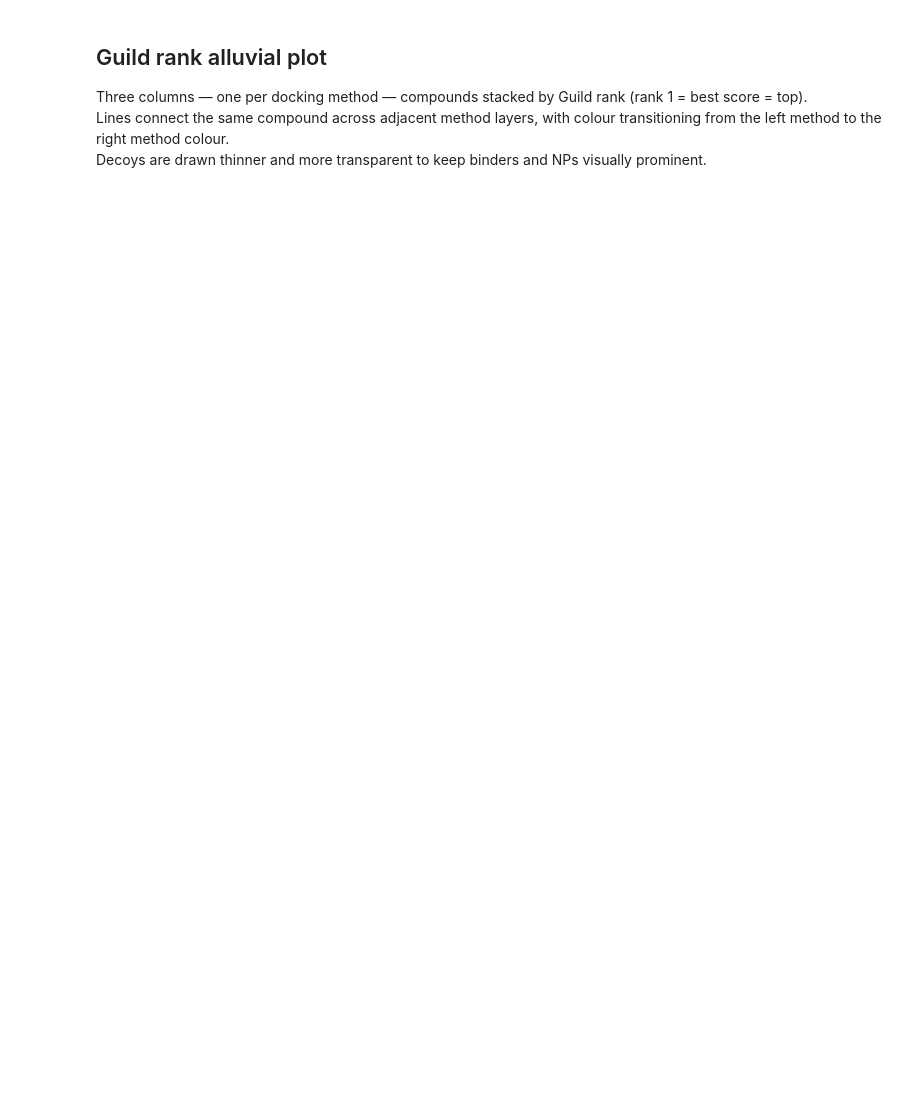
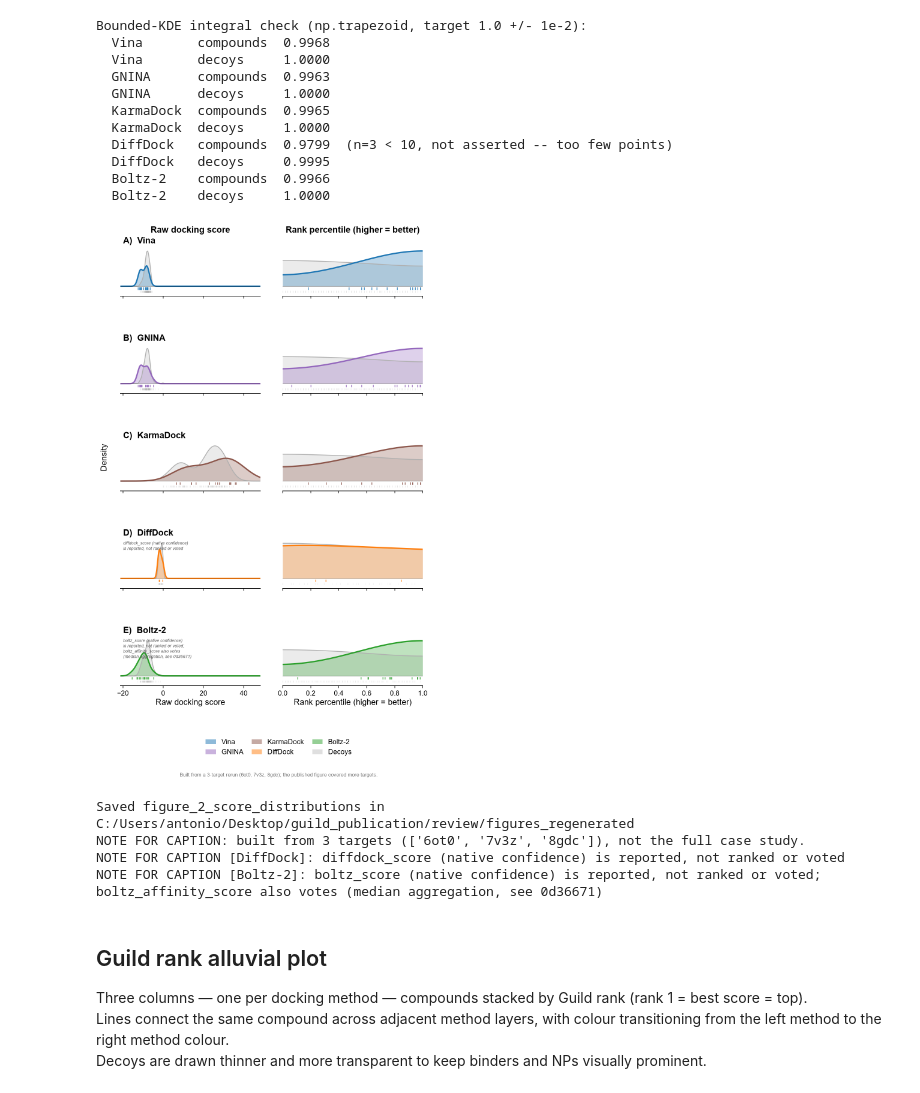
Before and after one commit to enveda/guild, a Jupyter notebook: notebooks/analysis/score_distribution.ipynb, the cells around one changed output. Saved outputs shown, nothing was run; the diff lists cells and outputs as text; code cells hidden in the pictures; blank space fills up the shorter version.

```diff
--- a/notebooks/analysis/score_distribution.ipynb
+++ b/notebooks/analysis/score_distribution.ipynb
@@ -200,7 +228,7 @@ from kde_helpers import kde_curve, kde_curve_bounded
 from matplotlib.patches import Patch
 
 N_GRID = 300
-COL_TITLES = ["Raw docking score", "Rank percentile"]
+COL_TITLES = ["Raw docking score", "Rank percentile (higher = better)"]
 PANEL_LABELS = ["A)", "B)", "C)", "D)", "E)"]   # one per row (pose source)
 N_ROWS = len(METHOD_SPECS)
 
@@ -255,6 +283,15 @@ for row_idx, spec in enumerate(METHOD_SPECS):
             kde_comp  = kde_curve(non_decoy_vals, x_grid)
             kde_decoy = kde_curve(decoy_vals, x_grid)
         else:
+            # Displayed as 1 - rp, so higher reads as better -- the stored rp_* column
+            # is 0 = best throughout guild (see notebooks/analysis/README.md). Matches
+            # the inversion score_comparison.ipynb applies for Figure 3 and
+            # build_rank_percentile_schematic.py applies for the Supp. Text 3 schematic,
+            # so a reader sees one convention across all three figures, not the
+            # contradiction of a "rank percentile" axis paired with a stored 0 = best
+            # value (the confusion behind the Supp. Text 6 discrepancy).
+            decoy_vals = 1 - decoy_vals
+            non_decoy_vals = 1 - non_decoy_vals
             x_grid = rp_x_grid
             kde_comp  = kde_curve_bounded(non_decoy_vals, x_grid)
             kde_decoy = kde_curve_bounded(decoy_vals, x_grid)
@@ -369,7 +406,7 @@ for row_idx, spec in enumerate(METHOD_SPECS):
             if col_idx == 0:
                 ax.set_xlabel("Raw docking score", labelpad=3)
             else:
-                ax.set_xlabel("Rank percentile", labelpad=3)
+                ax.set_xlabel("Rank percentile (higher = better)", labelpad=3)
         else:
             ax.tick_params(axis="x", labelbottom=False)
             ax.set_xlabel("")
@@ -392,33 +429,50 @@ legend_handles = [
 ]
 fig.legend(
     handles=legend_handles,
     loc="lower center", ncol=3, frameon=False,
     bbox_to_anchor=(0.5, -0.02),
     columnspacing=1.2, handlelength=1.5,
 )
 
 # The rerun this figure is built from covers three targets; the published
 # figure covered many more. Stated on the figure itself, not left implicit --
 # same honesty the reply to R2-4 already applies to the per-method benchmark.
 fig.text(0.5, -0.045,
          f"Built from a {n_targets}-target rerun "
          f"({', '.join(sorted(df['protein_config_id'].str.split('-').str[0].unique()))}); "
          "the published figure covered more targets.",
          ha="center", fontsize=8, color="#777777")
 
 # Save
 for ext in ("png", "pdf", "svg"):
     out = os.path.join(OUT_DIR, f"figure_2_score_distributions.{ext}")
     fig.savefig(out, dpi=600, bbox_inches="tight")
 
 plt.show()
 print(f"Saved figure_2_score_distributions in {OUT_DIR}")
 print(f"NOTE FOR CAPTION: built from {n_targets} targets "
       f"({sorted(df['protein_config_id'].str.split('-').str[0].unique())}), "
       "not the full case study.")
 for spec in METHOD_SPECS:
     if spec["note"]:
         print(f"NOTE FOR CAPTION [{spec['label']}]: {spec['note'].replace(chr(10), ' ')}")
+# %% [output]
+Bounded-KDE integral check (np.trapezoid, target 1.0 +/- 1e-2):
+  Vina       compounds  0.9968
+  Vina       decoys     1.0000
+  GNINA      compounds  0.9963
+  GNINA      decoys     1.0000
+  KarmaDock  compounds  0.9965
+  KarmaDock  decoys     1.0000
+  DiffDock   compounds  0.9799  (n=3 < 10, not asserted -- too few points)
+  DiffDock   decoys     0.9995
+  Boltz-2    compounds  0.9966
+  Boltz-2    decoys     1.0000
+[figure, added]
+Saved figure_2_score_distributions in C:/Users/antonio/Desktop/guild_publication/review/figures_regenerated
+NOTE FOR CAPTION: built from 3 targets (['6ot0', '7v3z', '8gdc']), not the full case study.
+NOTE FOR CAPTION [DiffDock]: diffdock_score (native confidence) is reported, not ranked or voted
+NOTE FOR CAPTION [Boltz-2]: boltz_score (native confidence) is reported, not ranked or voted; boltz_affinity_score also votes (median aggregation, see 0d36671)
 # %% [markdown]
 ## Guild rank alluvial plot
 
```
Also changed, not shown: parts of 5 cells of this notebook, 3 other files.
